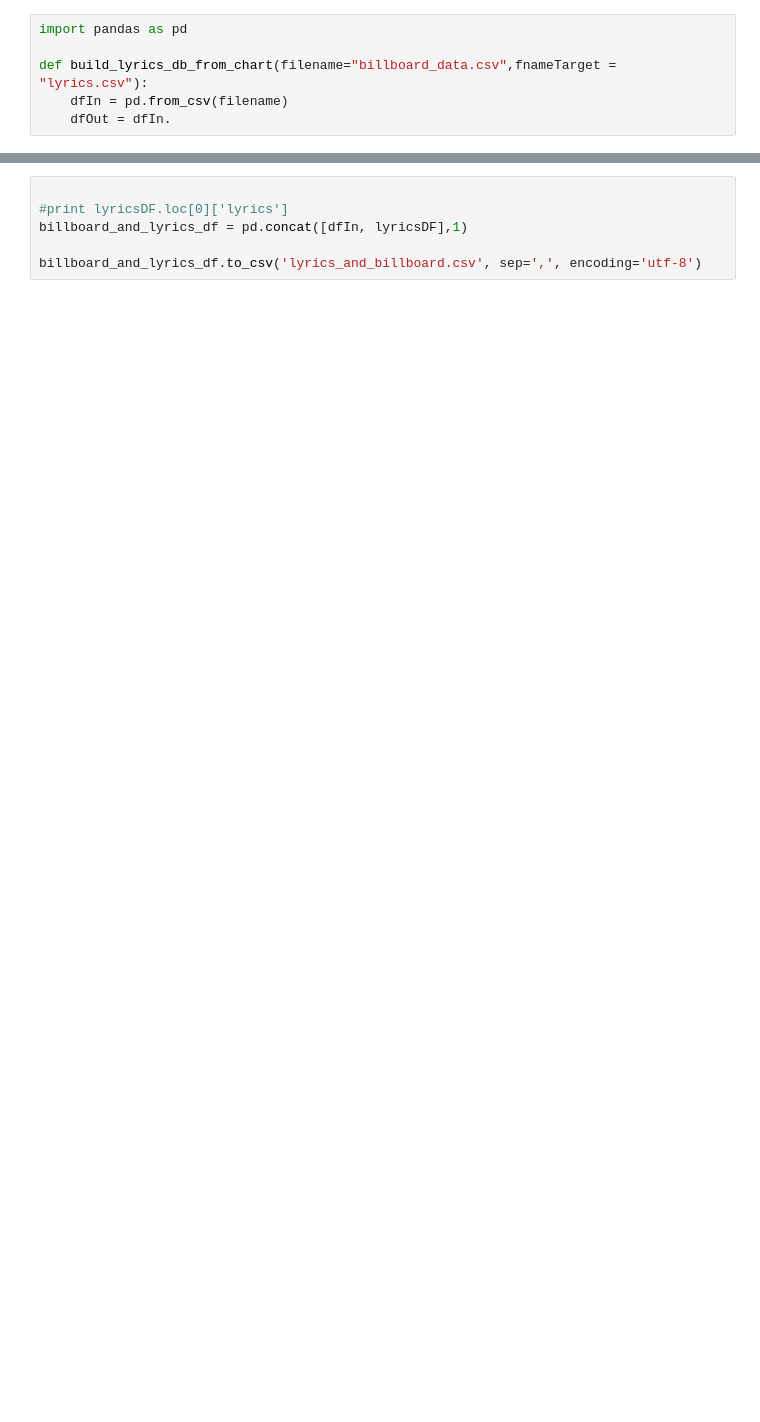
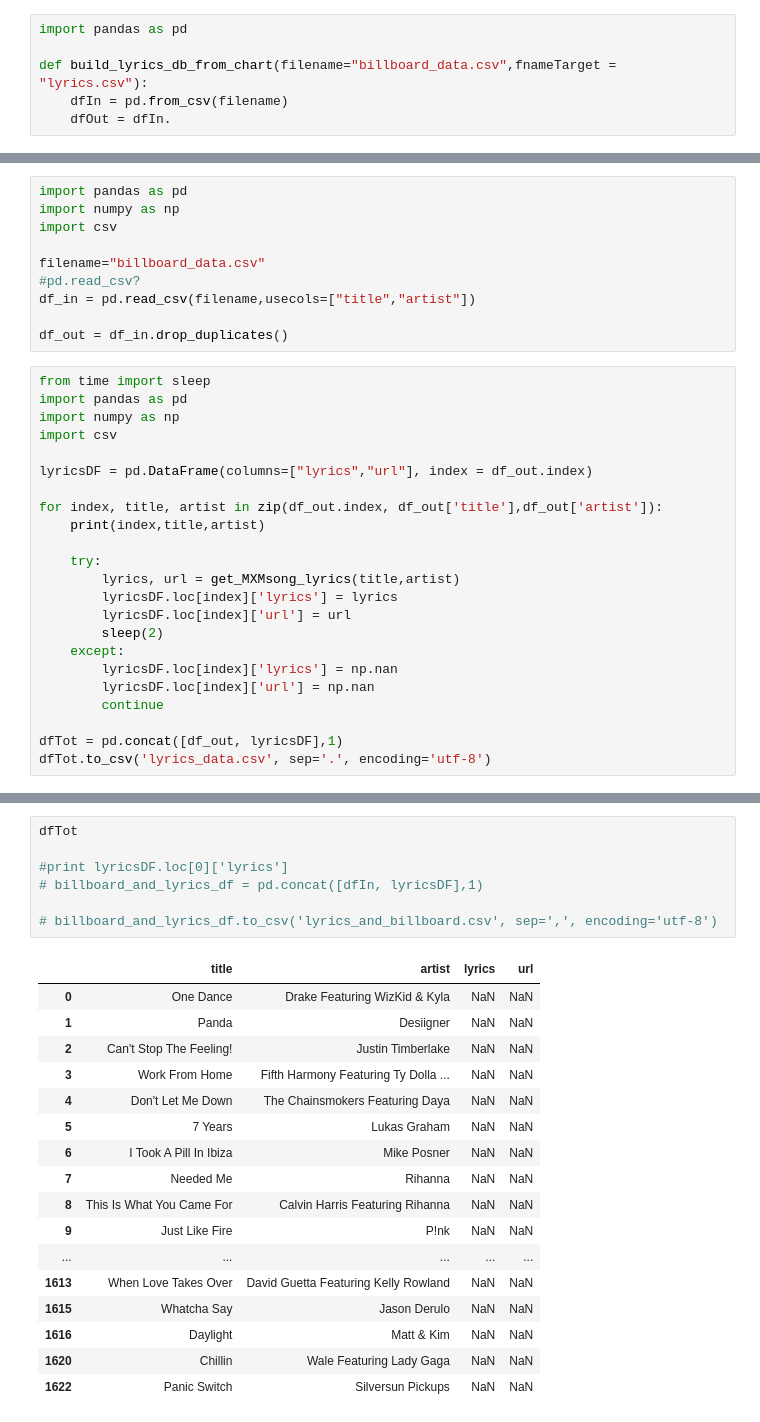
Before and after one commit to steeles/insight-data-science, a Jupyter notebook: music3.ipynb, the cells around one changed output, grey strips where cells are left out. Drawn from its saved outputs; the diff is of its cells as text; blank space fills up the shorter version.

Commit message:
ran a job last night. it looks like i made a csv, but the lyrics didn't go through. it's ok, i already had most of the lyrics for the small set i ran

```diff
--- a/music3.ipynb
+++ b/music3.ipynb
@@ -415,0 +267,33 @@ https://www.musixmatch.com/lyrics/3LAU-feat-Yeah-Boy/Is-It-Love
+# %%
+import pandas as pd
+import numpy as np
+import csv
+
+filename="billboard_data.csv"
+#pd.read_csv?
+df_in = pd.read_csv(filename,usecols=["title","artist"])
+
+df_out = df_in.drop_duplicates()
+# %%
+from time import sleep
+import pandas as pd
+import numpy as np
+import csv
+
+lyricsDF = pd.DataFrame(columns=["lyrics","url"], index = df_out.index)
+
+for index, title, artist in zip(df_out.index, df_out['title'],df_out['artist']):
+    print(index,title,artist)
+
+    try:
+        lyrics, url = get_MXMsong_lyrics(title,artist)
+        lyricsDF.loc[index]['lyrics'] = lyrics
+        lyricsDF.loc[index]['url'] = url
+        sleep(2)
+    except:
+        lyricsDF.loc[index]['lyrics'] = np.nan
+        lyricsDF.loc[index]['url'] = np.nan
+        continue
+
+dfTot = pd.concat([df_out, lyricsDF],1)
+dfTot.to_csv('lyrics_data.csv', sep='.', encoding='utf-8')
@@ -416,6 +374,25 @@ https://www.musixmatch.com/lyrics/3LAU-feat-Yeah-Boy/Is-It-Love
 # %%
+dfTot
 
 #print lyricsDF.loc[0]['lyrics']
-billboard_and_lyrics_df = pd.concat([dfIn, lyricsDF],1)
+# billboard_and_lyrics_df = pd.concat([dfIn, lyricsDF],1)
 
-billboard_and_lyrics_df.to_csv('lyrics_and_billboard.csv', sep=',', encoding='utf-8')
+# billboard_and_lyrics_df.to_csv('lyrics_and_billboard.csv', sep=',', encoding='utf-8')
+# %% [output]
+|  | title | artist | lyrics | url |
+| 0 | One Dance | Drake Featuring WizKid & Kyla | NaN | NaN |
+| 1 | Panda | Desiigner | NaN | NaN |
+| 2 | Can't Stop The Feeling! | Justin Timberlake | NaN | NaN |
+| 3 | Work From Home | Fifth Harmony Featuring Ty Dolla ... | NaN | NaN |
+| 4 | Don't Let Me Down | The Chainsmokers Featuring Daya | NaN | NaN |
+| 5 | 7 Years | Lukas Graham | NaN | NaN |
+| 6 | I Took A Pill In Ibiza | Mike Posner | NaN | NaN |
+| 7 | Needed Me | Rihanna | NaN | NaN |
+| 8 | This Is What You Came For | Calvin Harris Featuring Rihanna | NaN | NaN |
+| 9 | Just Like Fire | P!nk | NaN | NaN |
+| ... | ... | ... | ... | ... |
+| 1613 | When Love Takes Over | David Guetta Featuring Kelly Rowland | NaN | NaN |
+| 1615 | Whatcha Say | Jason Derulo | NaN | NaN |
+| 1616 | Daylight | Matt & Kim | NaN | NaN |
+| 1620 | Chillin | Wale Featuring Lady Gaga | NaN | NaN |
+| 1622 | Panic Switch | Silversun Pickups | NaN | NaN |
```
Also changed, not shown: parts of 16 cells of this notebook, 31 other files.
